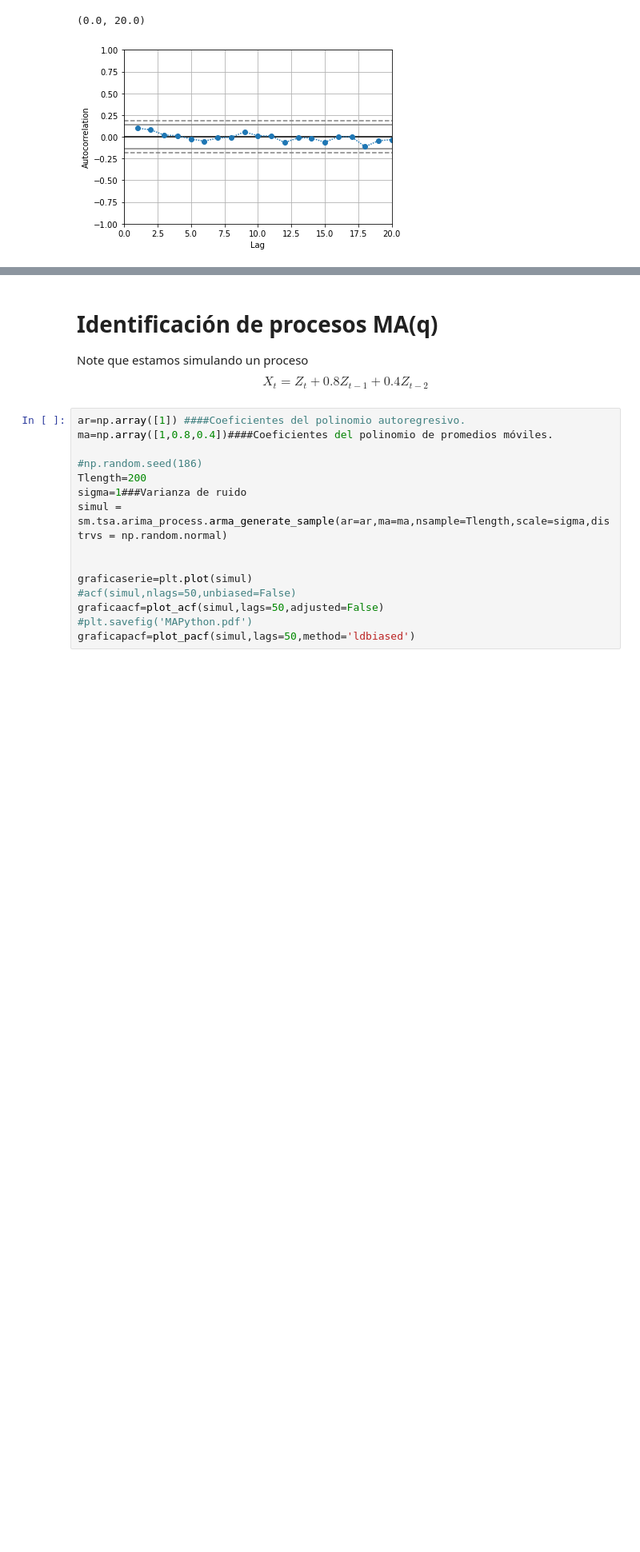
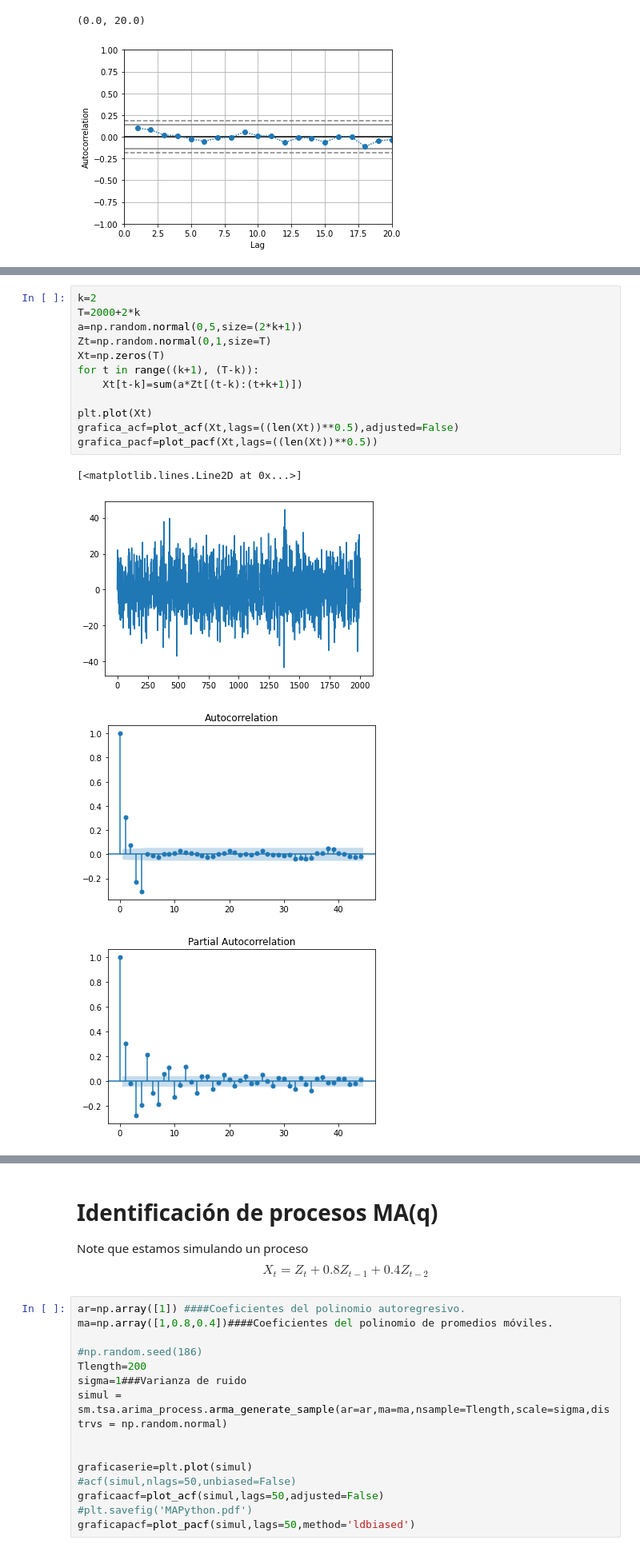
Before and after one commit to sacalderonv/TimeSeries, a Jupyter notebook: Series Univariadas/Python Jupyter/Identificación AR y MA puros usando ACF y PACF/IdentificacionMAyARPuros.ipynb, the cells around one changed output, grey strips where cells are left out. Shown at 80% size. Cells and saved outputs as stored; diff of their text form; blank space fills up the shorter version.

```diff
--- a/Series Univariadas/Python Jupyter/Identificación AR y MA puros usando ACF y PACF/IdentificacionMAyARPuros.ipynb
+++ b/Series Univariadas/Python Jupyter/Identificación AR y MA puros usando ACF y PACF/IdentificacionMAyARPuros.ipynb
@@ -35,0 +42,17 @@ ax.set_xlim([0, 20])
+# %%
+k=2
+T=2000+2*k
+a=np.random.normal(0,5,size=(2*k+1))
+Zt=np.random.normal(0,1,size=T)
+Xt=np.zeros(T)
+for t in range((k+1), (T-k)):
+    Xt[t-k]=sum(a*Zt[(t-k):(t+k+1)])
+
+plt.plot(Xt)
+grafica_acf=plot_acf(Xt,lags=((len(Xt))**0.5),adjusted=False)
+grafica_pacf=plot_pacf(Xt,lags=((len(Xt))**0.5))
+# %% [output]
+[<matplotlib.lines.Line2D at 0x...>]
+[figure, added]
+[figure, added]
+[figure, added]
```
Also changed, not shown: parts of 5 cells of this notebook, 12 other files.
